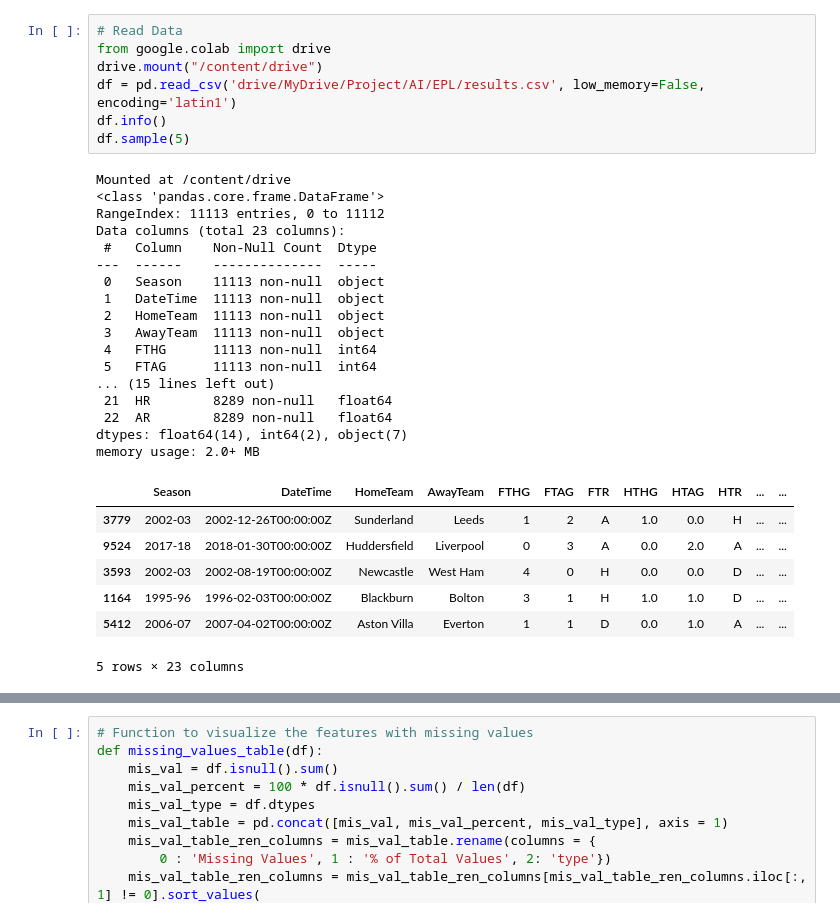
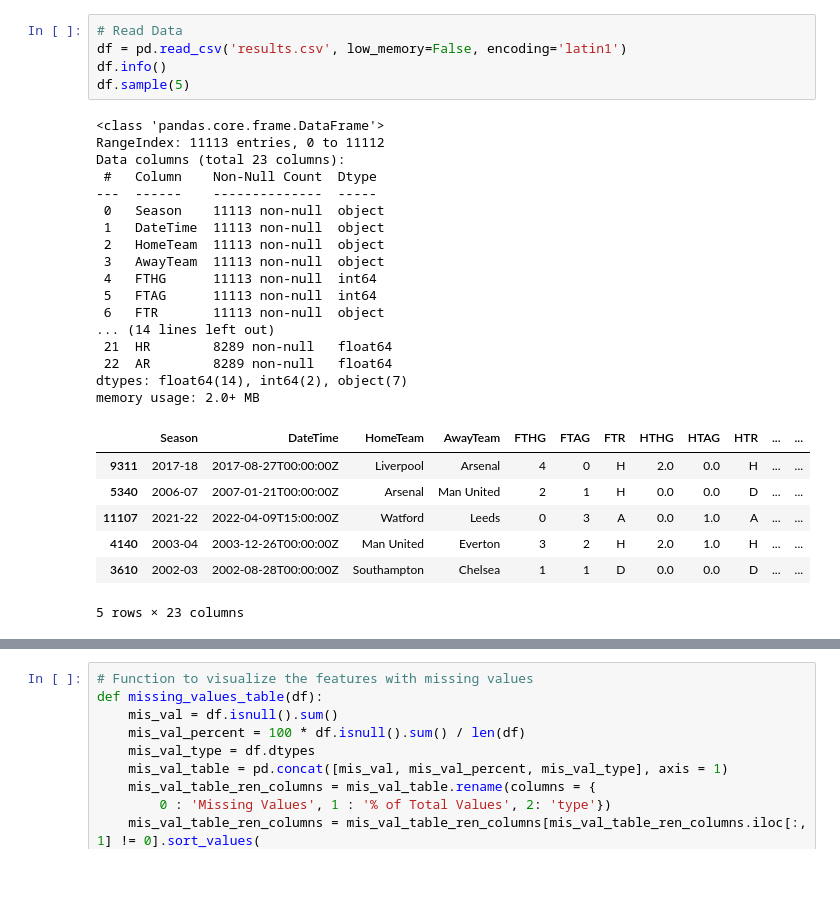
Before and after one commit to gilangluq/english-premier-league-prediction-using-ml, a Jupyter notebook: epl21_prediction_v01.ipynb, the cells around one changed output, grey strips where cells are left out. Cells and saved outputs as stored; diff of their text form; blank space fills up the shorter version.

```diff
--- a/epl21_prediction_v01.ipynb
+++ b/epl21_prediction_v01.ipynb
@@ -34,34 +38,32 @@ from ipywidgets import interact
 # %%
 # Read Data
-from google.colab import drive
-drive.mount("/content/drive")
-df = pd.read_csv('drive/MyDrive/Project/AI/EPL/results.csv', low_memory=False, encoding='latin1')
+df = pd.read_csv('results.csv', low_memory=False, encoding='latin1')
 df.info()
 df.sample(5)
 # %% [output]
-Mounted at /content/drive
 <class 'pandas.core.frame.DataFrame'>
 RangeIndex: 11113 entries, 0 to 11112
 Data columns (total 23 columns):
  #   Column    Non-Null Count  Dtype
 ---  ------    --------------  -----
  0   Season    11113 non-null  object
  1   DateTime  11113 non-null  object
  2   HomeTeam  11113 non-null  object
  3   AwayTeam  11113 non-null  object
  4   FTHG      11113 non-null  int64
  5   FTAG      11113 non-null  int64
-... (15 lines left out)
+ 6   FTR       11113 non-null  object
+... (14 lines left out)
  21  HR        8289 non-null   float64
  22  AR        8289 non-null   float64
 dtypes: float64(14), int64(2), object(7)
 memory usage: 2.0+ MB
 |  | Season | DateTime | HomeTeam | AwayTeam | FTHG | FTAG | FTR | HTHG | HTAG | HTR | ... | ... |
-| 3779 | 2002-03 | 2002-12-26T00:00:00Z | Sunderland | Leeds | 1 | 2 | A | 1.0 | 0.0 | H | ... | ... |
-| 9524 | 2017-18 | 2018-01-30T00:00:00Z | Huddersfield | Liverpool | 0 | 3 | A | 0.0 | 2.0 | A | ... | ... |
-| 3593 | 2002-03 | 2002-08-19T00:00:00Z | Newcastle | West Ham | 4 | 0 | H | 0.0 | 0.0 | D | ... | ... |
-| 1164 | 1995-96 | 1996-02-03T00:00:00Z | Blackburn | Bolton | 3 | 1 | H | 1.0 | 1.0 | D | ... | ... |
-| 5412 | 2006-07 | 2007-04-02T00:00:00Z | Aston Villa | Everton | 1 | 1 | D | 0.0 | 1.0 | A | ... | ... |
+| 9311 | 2017-18 | 2017-08-27T00:00:00Z | Liverpool | Arsenal | 4 | 0 | H | 2.0 | 0.0 | H | ... | ... |
+| 5340 | 2006-07 | 2007-01-21T00:00:00Z | Arsenal | Man United | 2 | 1 | H | 0.0 | 0.0 | D | ... | ... |
+| 11107 | 2021-22 | 2022-04-09T15:00:00Z | Watford | Leeds | 0 | 3 | A | 0.0 | 1.0 | A | ... | ... |
+| 4140 | 2003-04 | 2003-12-26T00:00:00Z | Man United | Everton | 3 | 2 | H | 2.0 | 1.0 | H | ... | ... |
+| 3610 | 2002-03 | 2002-08-28T00:00:00Z | Southampton | Chelsea | 1 | 1 | D | 0.0 | 0.0 | D | ... | ... |
 5 rows × 23 columns
 # %%
 # Convert Date into Day
```
Also changed, not shown: parts of 24 cells of this notebook.
